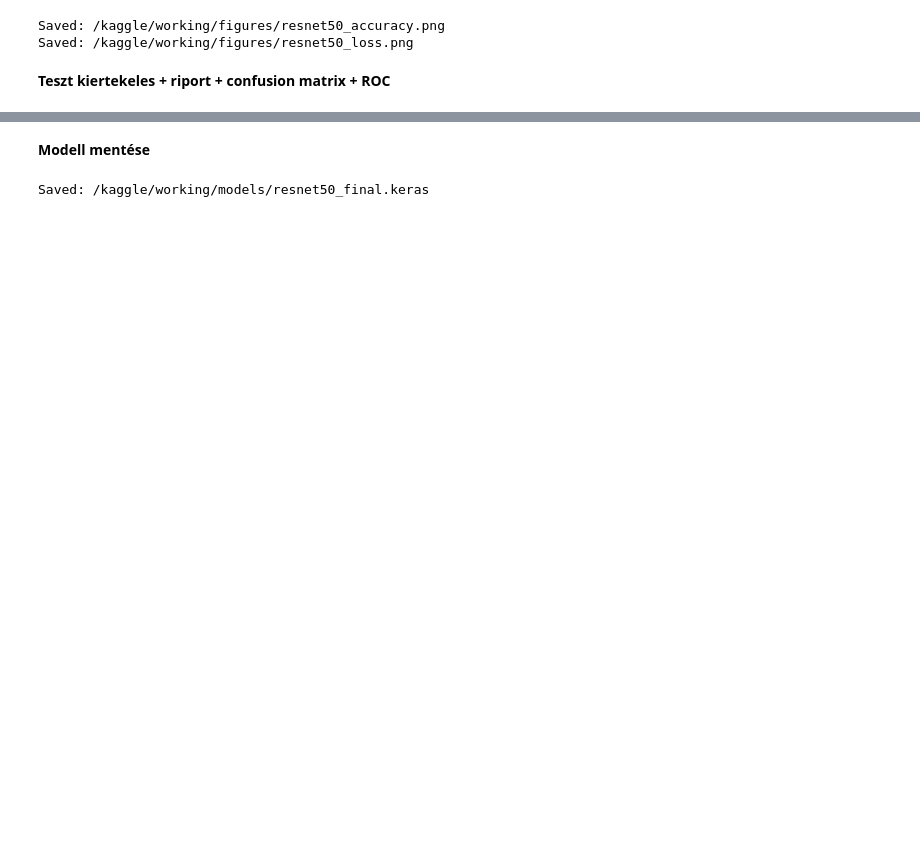
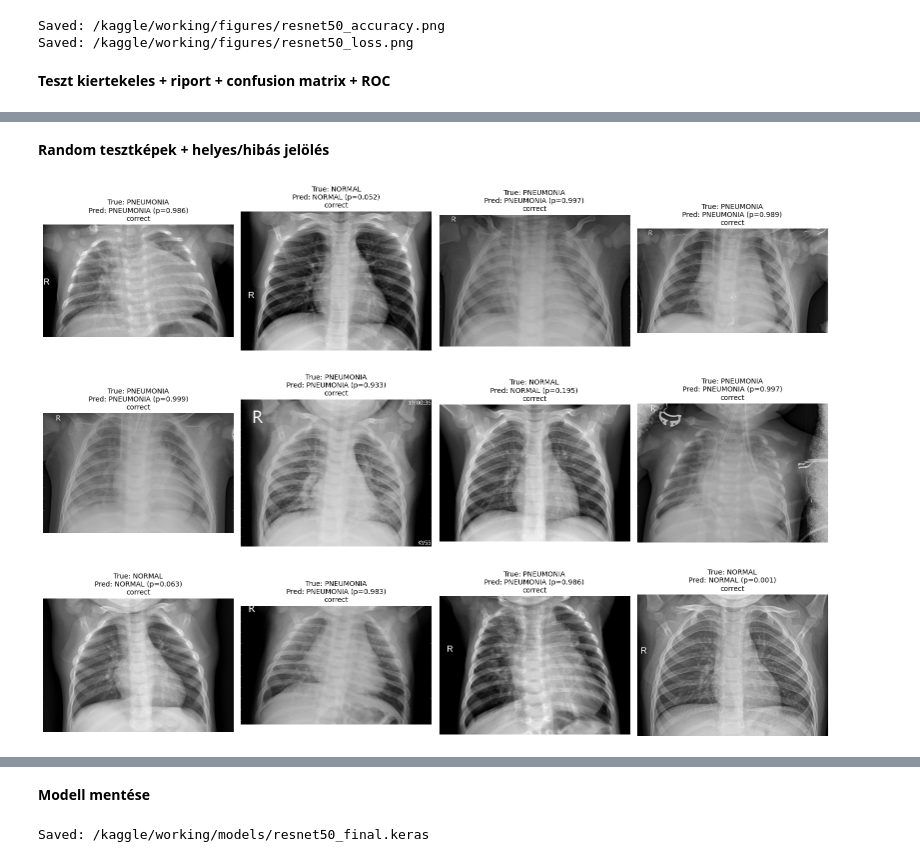
Before and after one commit to balazsakos03/allamvizsga_tudorontgen_BalazsAkos, a Jupyter notebook: notebooks/02-transfer-learning-resnet.ipynb, the cells around one changed output, grey strips where cells are left out. Drawn from its saved outputs; the diff is of its cells as text; code cells hidden in the pictures; blank space fills up the shorter version.

Commit message:
Modification on the ResNet model

```diff
--- a/notebooks/02-transfer-learning-resnet.ipynb
+++ b/notebooks/02-transfer-learning-resnet.ipynb
@@ -342,3 +351,58 @@ weighted avg       0.89      0.89      0.89       624
 Saved: /kaggle/working/figures/resnet50_confusion_matrix.png
 Saved: /kaggle/working/figures/resnet50_roc.png
 Saved: /kaggle/working/metrics/resnet50_metrics.json
+# %% [markdown]
+**Random tesztképek + helyes/hibás jelölés**
+# %%
+def show_predictions_grid(model, test_gen, n=12, threshold=0.5, seed=42):
+    """
+    Random minták a teszt halmazból: kép + true/pred + prob + helyes/hibás jelzés.
+    Feltételezi, hogy test_gen shuffle=False.
+    """
+    rng = np.random.default_rng(seed)
+
+    #predikcio a teljes teszthalmazra(egyszer)
+    test_gen.reset()
+    y_prob = model.predict(test_gen, verbose=0).ravel()
+    y_true = test_gen.classes
+    y_pred = (y_prob >= threshold).astype(int)
+
+    #indexek kivalasztasa
+    idxs = rng.choice(len(y_true), size=min(n, len(y_true)), replace=False)
+
+    #osztalynevek
+    idx_to_class = {v: k for k, v in test_gen.class_indices.items()}  # pl. {0:"NORMAL",1:"PNEUMONIA"}
+    class_names = [idx_to_class[0], idx_to_class[1]]
+
+    cols = 4
+    rows = int(np.ceil(len(idxs) / cols))
+    plt.figure(figsize=(cols * 4, rows * 4))
+
+    for i, idx in enumerate(idxs, start=1):
+        #kep betoltese fajlbol
+        img_path = test_gen.filepaths[idx]
+        img = plt.imread(img_path)
+
+        true_label = y_true[idx]
+        pred_label = y_pred[idx]
+        prob = y_prob[idx]
+
+        correct = (true_label == pred_label)
+        title = (
+            f"True: {class_names[true_label]}\n"
+            f"Pred: {class_names[pred_label]} (p={prob:.3f})\n"
+            f"{'correct' if correct else 'wrong'}"
+        )
+
+        plt.subplot(rows, cols, i)
+        plt.imshow(img, cmap="gray" if img.ndim == 2 else None)
+        plt.axis("off")
+        plt.title(title, fontsize=10)
+
+    plt.tight_layout()
+    plt.show()
+
+#pelda futtatas
+show_predictions_grid(model, test_gen, n=12, threshold=0.5, seed=42)
+# %% [output]
+[figure, added]
```
Also changed, not shown: parts of 8 cells of this notebook, 5 other files.
